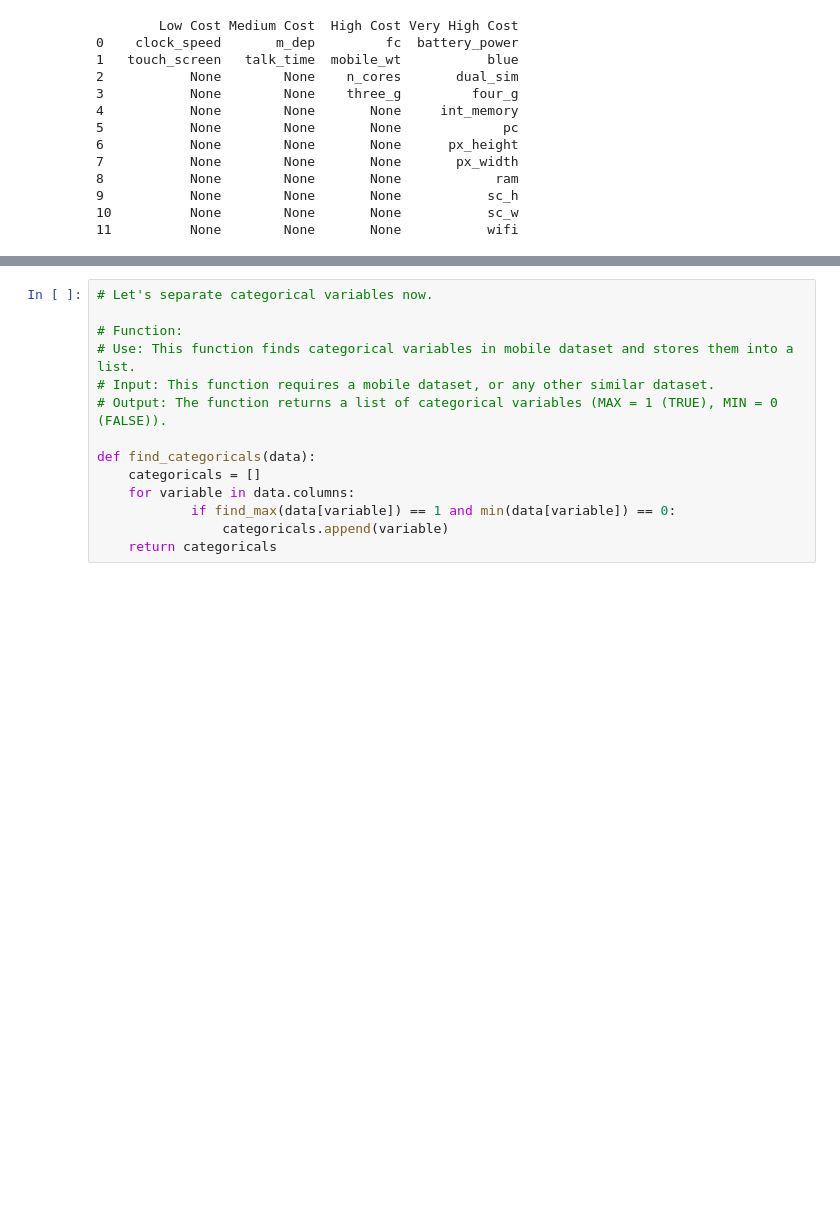
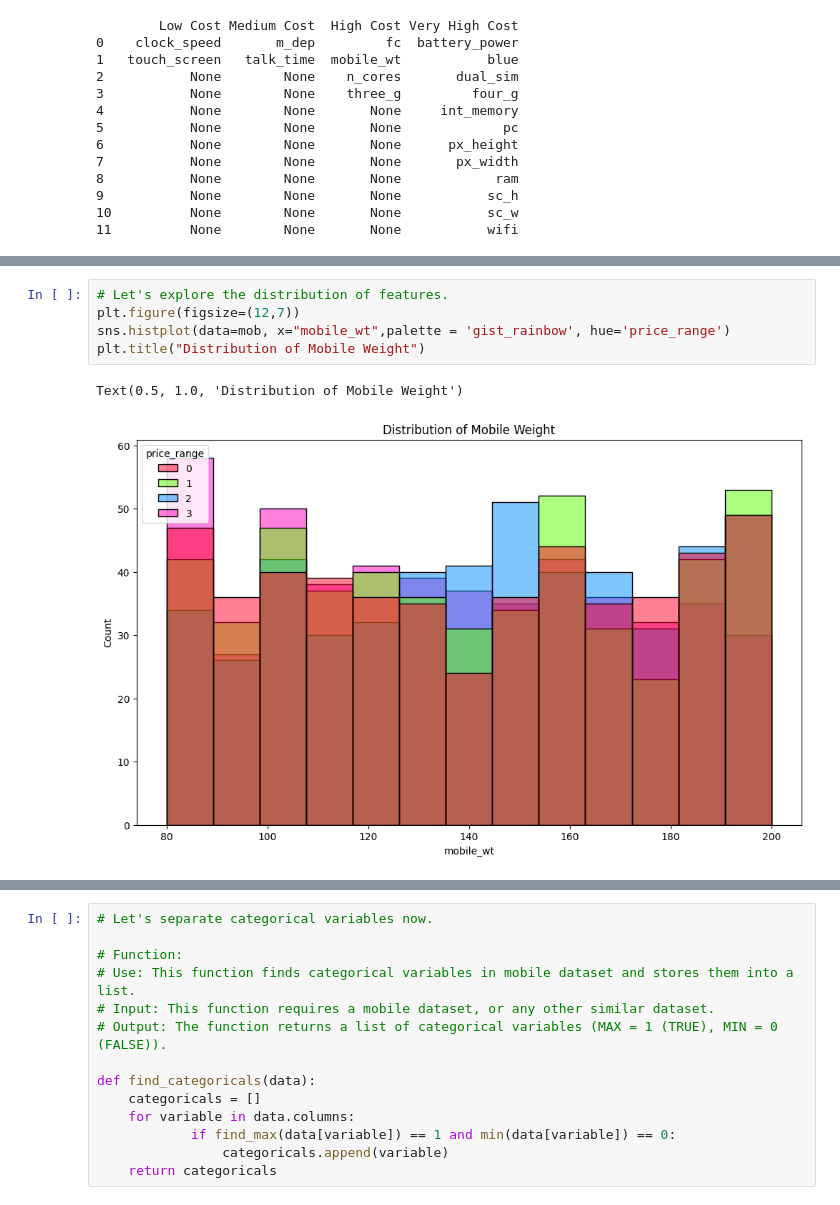
Before and after one commit to l-vice/Python, a Jupyter notebook: Introduction to Machine Learning with Python/02 - Supervised Learning/02pr_rf_mobdata.ipynb, the cells around one changed output, grey strips where cells are left out. Cells and saved outputs as stored; diff of their text form; blank space fills up the shorter version.

```diff
--- a/Introduction to Machine Learning with Python/02 - Supervised Learning/02pr_rf_mobdata.ipynb
+++ b/Introduction to Machine Learning with Python/02 - Supervised Learning/02pr_rf_mobdata.ipynb
@@ -180,0 +206,8 @@ print(perf_summary)
+# %%
+# Let's explore the distribution of features.
+plt.figure(figsize=(12,7))
+sns.histplot(data=mob, x="mobile_wt",palette = 'gist_rainbow', hue='price_range')
+plt.title("Distribution of Mobile Weight")
+# %% [output]
+Text(0.5, 1.0, 'Distribution of Mobile Weight')
+[figure, added]
```
Also changed, not shown: parts of 4 cells of this notebook.
